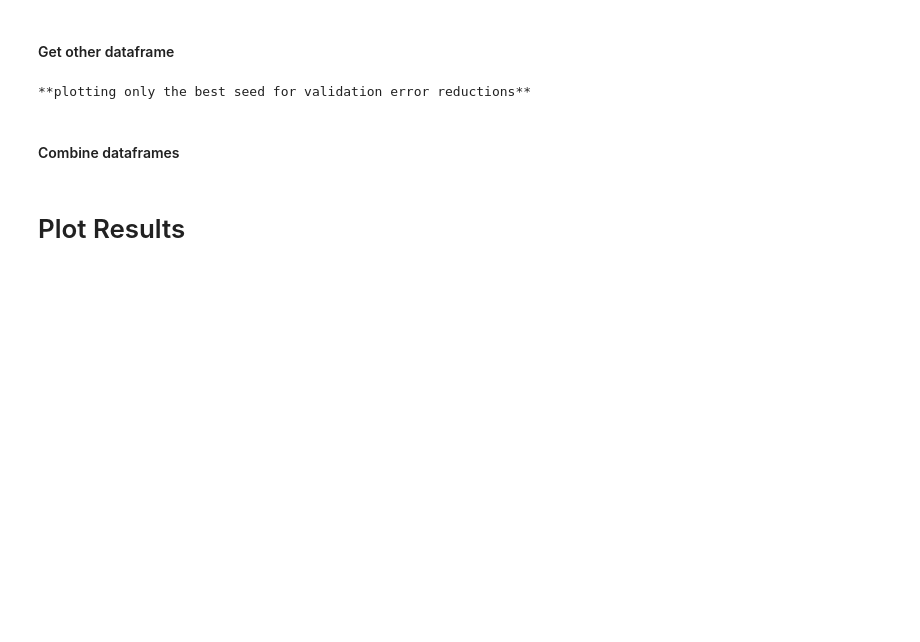
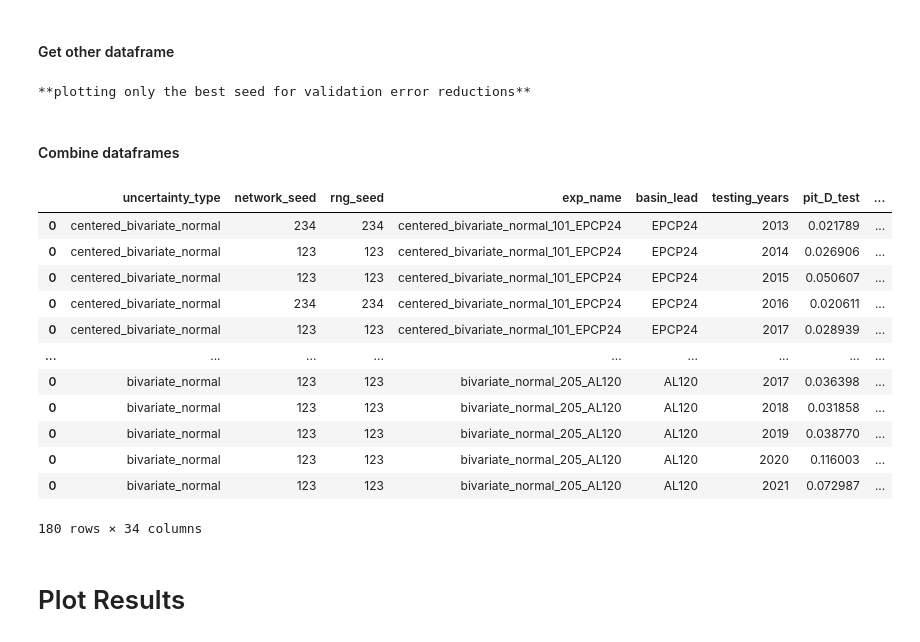
Before and after one commit to mafern/tcane_track, a Jupyter notebook: centered_bivariate_normal/_metric_compare.ipynb, the cells around one changed output. Drawn from its saved outputs; the diff is of its cells as text; code cells hidden in the pictures; blank space fills up the shorter version.

```diff
--- a/centered_bivariate_normal/_metric_compare.ipynb
+++ b/centered_bivariate_normal/_metric_compare.ipynb
@@ -207,6 +217,21 @@ if BEST_VAL:
 #### Combine dataframes
 # %%
 df_metrics_combined = pd.concat([df_metrics,df_metrics_other])
+display(df_metrics_combined)
+# %% [output]
+|  | uncertainty_type | network_seed | rng_seed | exp_name | basin_lead | testing_years | pit_D_test | ... |
+| 0 | centered_bivariate_normal | 234 | 234 | centered_bivariate_normal_101_EPCP24 | EPCP24 | 2013 | 0.021789 | ... |
+| 0 | centered_bivariate_normal | 123 | 123 | centered_bivariate_normal_101_EPCP24 | EPCP24 | 2014 | 0.026906 | ... |
+| 0 | centered_bivariate_normal | 123 | 123 | centered_bivariate_normal_101_EPCP24 | EPCP24 | 2015 | 0.050607 | ... |
+| 0 | centered_bivariate_normal | 234 | 234 | centered_bivariate_normal_101_EPCP24 | EPCP24 | 2016 | 0.020611 | ... |
+| 0 | centered_bivariate_normal | 123 | 123 | centered_bivariate_normal_101_EPCP24 | EPCP24 | 2017 | 0.028939 | ... |
+| ... | ... | ... | ... | ... | ... | ... | ... | ... |
+| 0 | bivariate_normal | 123 | 123 | bivariate_normal_205_AL120 | AL120 | 2017 | 0.036398 | ... |
+| 0 | bivariate_normal | 123 | 123 | bivariate_normal_205_AL120 | AL120 | 2018 | 0.031858 | ... |
+| 0 | bivariate_normal | 123 | 123 | bivariate_normal_205_AL120 | AL120 | 2019 | 0.038770 | ... |
+| 0 | bivariate_normal | 123 | 123 | bivariate_normal_205_AL120 | AL120 | 2020 | 0.116003 | ... |
+| 0 | bivariate_normal | 123 | 123 | bivariate_normal_205_AL120 | AL120 | 2021 | 0.072987 | ... |
+180 rows × 34 columns
 # %% [markdown]
 # Plot Results
 # %%
```
Also changed, not shown: parts of 3 cells of this notebook, 4 other files.
